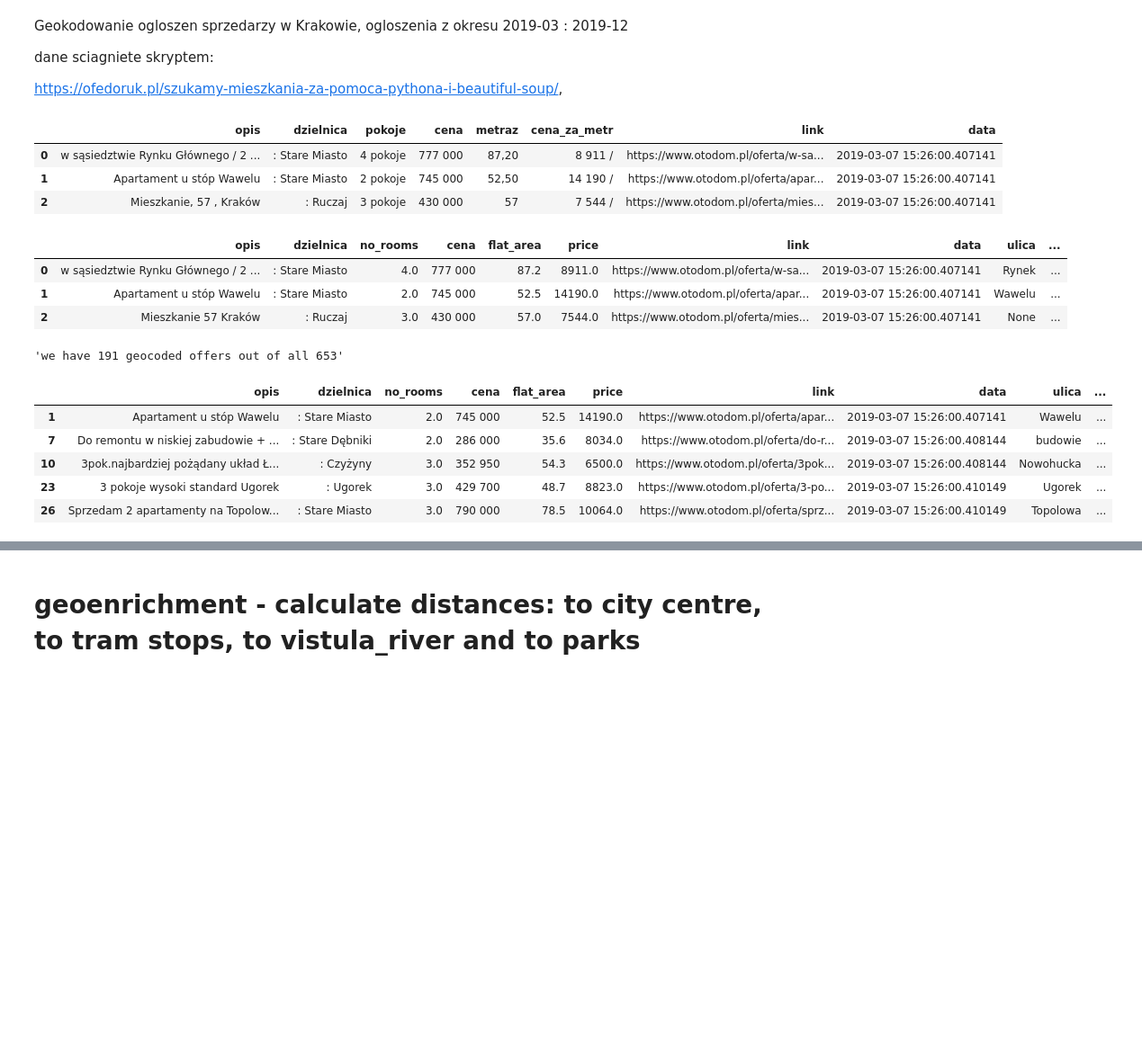
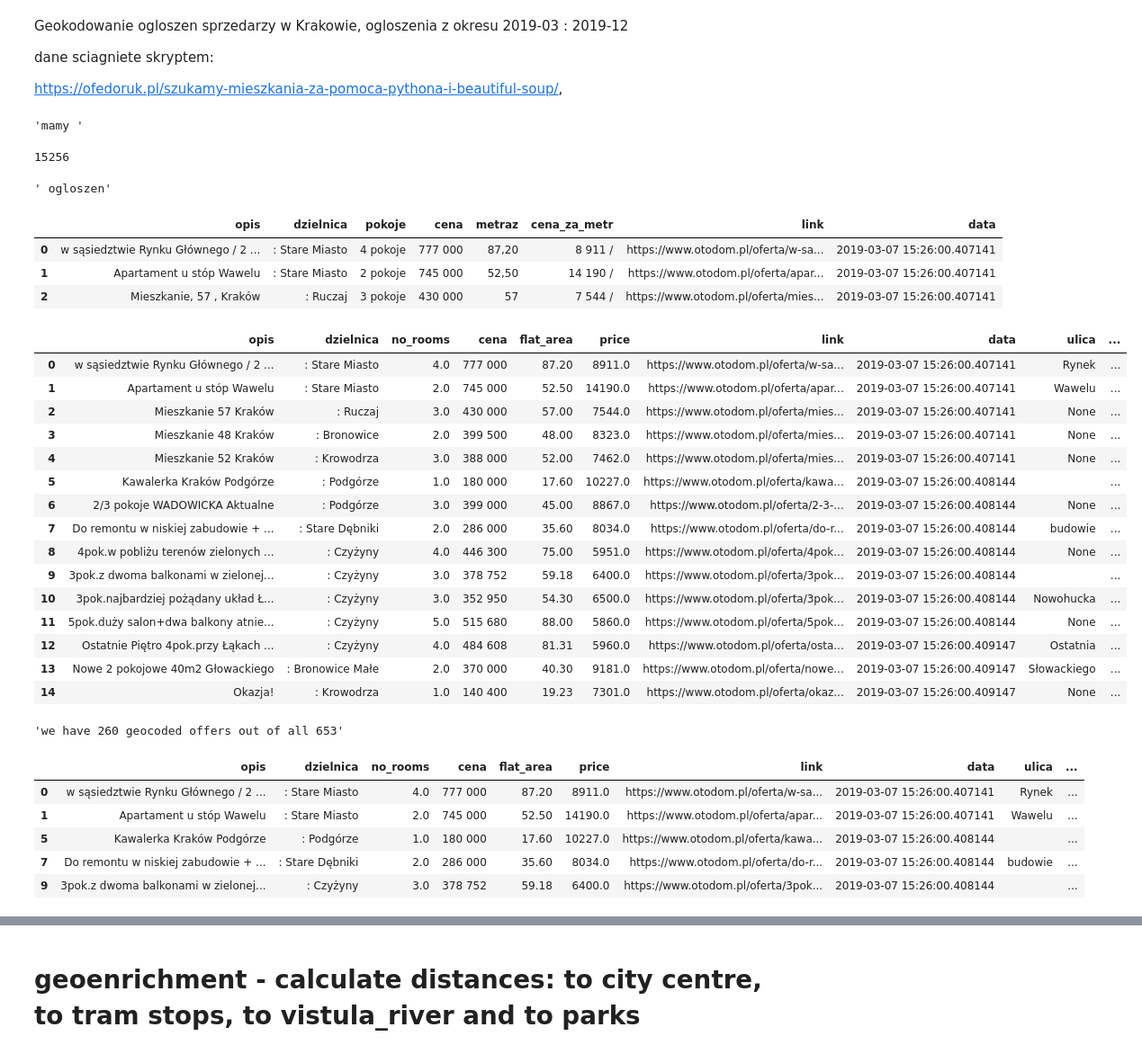
Before and after one commit to marcinszwagrzyk/Cracow_real_estate_prices, a Jupyter notebook: OTO_dom_geocoding.ipynb, the cells around one changed output, grey strips where cells are left out. Shown at 90% size. Drawn from its saved outputs; the diff is of its cells as text; code cells hidden in the pictures; blank space fills up the shorter version.

```diff
--- a/OTO_dom_geocoding.ipynb
+++ b/OTO_dom_geocoding.ipynb
@@ -21,9 +21,12 @@ import matplotlib.pyplot as plt
 # wczytanie ogloszen
 df = pd.read_csv('csv\offers.csv', header = 0, sep = ";", error_bad_lines=False)
 il_ogloszen = df.shape[0]
-print('mamy ', il_ogloszen, ' ogloszen')
+display('mamy ', il_ogloszen, ' ogloszen')
 display(df.head(3))
 # %% [output]
+'mamy '
+15256
+' ogloszen'
 |  | opis | dzielnica | pokoje | cena | metraz | cena_za_metr | link | data |
 | 0 | w sąsiedztwie Rynku Głównego / 2 ... | : Stare Miasto | 4 pokoje | 777 000 | 87,20 | 8 911 / | https://www.otodom.pl/oferta/w-sa... | 2019-03-07 15:26:00.407141 |
 | 1 | Apartament u stóp Wawelu | : Stare Miasto | 2 pokoje | 745 000 | 52,50 | 14 190 / | https://www.otodom.pl/oferta/apar... | 2019-03-07 15:26:00.407141 |
@@ -40,8 +43,15 @@ for i in streets.itertuples():
     ulica = i.name
     ulica_list = ulica.split(" ")
     lista_nazw.append(ulica_list[-1])
+
+# stworzenie listy dzielnic
+lista_dzielnic = []
+for i in df.itertuples():
+    dzielnica = i.dzielnica
+    if dzielnica not in lista_dzielnic:
+            lista_dzielnic.append(dzielnica)
 # %%
-# sprawdzenie po kolei wyrazow z opisu czy sie zgadzaja z jakas nazwa ulicy
+# szukamy czy w opisie mielismy nazwe ulicy
 def szukaj_ulicy(cell):
     opis_list = cell.split(" ")
     for slowo in opis_list:
@@ -50,6 +60,12 @@ def szukaj_ulicy(cell):
                 ratio = SequenceMatcher(None, slowo, ulica).ratio()
                 if ratio > 0.75:
                     return ulica
+
+            # sprawdzamy czy omylkowo nie traktujemy ulicy jako dzielnicy
+            for dzielnica in lista_dzielnic:
+                ratio = SequenceMatcher(None, slowo, dzielnica).ratio()
+                if ratio > 0.75:
+                    return (np.NaN)
 
 def geokoduj(df, pole, rodzaj):
     df['geo_location'] = df[pole].apply(geocode)
@@ -77,21 +93,33 @@ def czyszczenie(df, ALL_NUMERIC_COLUMNS):
 # %%
 # text data cleaning
 df_probe = df.iloc[:1000]
 
 ALL_NUMERIC_COLUMNS= ['price', 'flat_area', 'no_rooms']
 df_probe = czyszczenie(df_probe, ALL_NUMERIC_COLUMNS)
 df_probe['opis'] = df_probe['opis'].replace(["ul.", "-", ",", "os."]," ", regex=True)
 
 # przypisanie ulicy
 df_probe['ulica'] = df_probe['opis'].apply(szukaj_ulicy)
-df_probe['lokator_ulica_dzielnica'] = "Kraków " +  df_probe['dzielnica'] + " " + df_probe['ulica']
+df_probe['lokator_ulica_dzielnica'] = "Kraków, " + df_probe['dzielnica'] + ", " + df_probe['ulica']
 
-display(df_probe.head(3))
+display(df_probe.head(15))
 # %% [output]
 |  | opis | dzielnica | no_rooms | cena | flat_area | price | link | data | ulica | ... |
-| 0 | w sąsiedztwie Rynku Głównego / 2 ... | : Stare Miasto | 4.0 | 777 000 | 87.2 | 8911.0 | https://www.otodom.pl/oferta/w-sa... | 2019-03-07 15:26:00.407141 | Rynek | ... |
-| 1 | Apartament u stóp Wawelu | : Stare Miasto | 2.0 | 745 000 | 52.5 | 14190.0 | https://www.otodom.pl/oferta/apar... | 2019-03-07 15:26:00.407141 | Wawelu | ... |
-| 2 | Mieszkanie 57 Kraków | : Ruczaj | 3.0 | 430 000 | 57.0 | 7544.0 | https://www.otodom.pl/oferta/mies... | 2019-03-07 15:26:00.407141 | None | ... |
+| 0 | w sąsiedztwie Rynku Głównego / 2 ... | : Stare Miasto | 4.0 | 777 000 | 87.20 | 8911.0 | https://www.otodom.pl/oferta/w-sa... | 2019-03-07 15:26:00.407141 | Rynek | ... |
+| 1 | Apartament u stóp Wawelu | : Stare Miasto | 2.0 | 745 000 | 52.50 | 14190.0 | https://www.otodom.pl/oferta/apar... | 2019-03-07 15:26:00.407141 | Wawelu | ... |
+| 2 | Mieszkanie 57 Kraków | : Ruczaj | 3.0 | 430 000 | 57.00 | 7544.0 | https://www.otodom.pl/oferta/mies... | 2019-03-07 15:26:00.407141 | None | ... |
+| 3 | Mieszkanie 48 Kraków | : Bronowice | 2.0 | 399 500 | 48.00 | 8323.0 | https://www.otodom.pl/oferta/mies... | 2019-03-07 15:26:00.407141 | None | ... |
+| 4 | Mieszkanie 52 Kraków | : Krowodrza | 3.0 | 388 000 | 52.00 | 7462.0 | https://www.otodom.pl/oferta/mies... | 2019-03-07 15:26:00.407141 | None | ... |
+| 5 | Kawalerka Kraków Podgórze | : Podgórze | 1.0 | 180 000 | 17.60 | 10227.0 | https://www.otodom.pl/oferta/kawa... | 2019-03-07 15:26:00.408144 |  | ... |
+| 6 | 2/3 pokoje WADOWICKA Aktualne | : Podgórze | 3.0 | 399 000 | 45.00 | 8867.0 | https://www.otodom.pl/oferta/2-3-... | 2019-03-07 15:26:00.408144 | None | ... |
+| 7 | Do remontu w niskiej zabudowie + ... | : Stare Dębniki | 2.0 | 286 000 | 35.60 | 8034.0 | https://www.otodom.pl/oferta/do-r... | 2019-03-07 15:26:00.408144 | budowie | ... |
+| 8 | 4pok.w pobliżu terenów zielonych ... | : Czyżyny | 4.0 | 446 300 | 75.00 | 5951.0 | https://www.otodom.pl/oferta/4pok... | 2019-03-07 15:26:00.408144 | None | ... |
+| 9 | 3pok.z dwoma balkonami w zielonej... | : Czyżyny | 3.0 | 378 752 | 59.18 | 6400.0 | https://www.otodom.pl/oferta/3pok... | 2019-03-07 15:26:00.408144 |  | ... |
+| 10 | 3pok.najbardziej pożądany układ Ł... | : Czyżyny | 3.0 | 352 950 | 54.30 | 6500.0 | https://www.otodom.pl/oferta/3pok... | 2019-03-07 15:26:00.408144 | Nowohucka | ... |
+| 11 | 5pok.duży salon+dwa balkony atnie... | : Czyżyny | 5.0 | 515 680 | 88.00 | 5860.0 | https://www.otodom.pl/oferta/5pok... | 2019-03-07 15:26:00.408144 | None | ... |
+| 12 | Ostatnie Piętro 4pok.przy Łąkach ... | : Czyżyny | 4.0 | 484 608 | 81.31 | 5960.0 | https://www.otodom.pl/oferta/osta... | 2019-03-07 15:26:00.409147 | Ostatnia | ... |
+| 13 | Nowe 2 pokojowe 40m2 Głowackiego | : Bronowice Małe | 2.0 | 370 000 | 40.30 | 9181.0 | https://www.otodom.pl/oferta/nowe... | 2019-03-07 15:26:00.409147 | Słowackiego | ... |
+| 14 | Okazja! | : Krowodrza | 1.0 | 140 400 | 19.23 | 7301.0 | https://www.otodom.pl/oferta/okaz... | 2019-03-07 15:26:00.409147 | None | ... |
 # %%
 # geocoding
 import geopy
@@ -103,17 +131,8 @@ from geopy.extra.rate_limiter import RateLimiter
 
 # 1 - conveneint function to delay between geocoding calls
 geocode = RateLimiter(locator.geocode, min_delay_seconds=1)
-
-# geokoduj1 = geokoduj(df_probe, 'lokator_all', 'opis')
-geokoduj2 = geokoduj(df_probe.loc[df_probe["ulica"].notnull()], 'lokator_ulica_dzielnica', 'ulica')
-# geokoduj3 = geokoduj(df_probe.loc[df_probe["ulica"].isnull()], 'lokator_dzielnica',' dzielnica')
-
-#located_opis = geokoduj1[0]
-located_ulice = geokoduj2[0]
-#located_dzielnice = geokoduj3[0]
-
-# merging of diffrent types of geocodings
-located = pd.concat([located_ulice])
+geokoduj2 = geokoduj(df_probe.loc[df_probe["ulica"].notnull()], 'lokator_ulica_dzielnica', 'dzielnica_ulica')
+located = geokoduj2[0]
 
 il_ogloszen = located.shape[0]
 display('we have {} geocoded offers out of all {}'.format(il_ogloszen,df_probe.shape[0]))
@@ -124,15 +143,16 @@ located['point'] = located['geo_location'].apply(lambda loc: tuple(loc.point) if
 # 4 - split point column into latitude, longitude and altitude columns
 located[['latitude', 'longitude', 'altitude']] = pd.DataFrame(located['point'].tolist(), index=located.index)
 
-located.to_csv('geokoding_20200111_085.csv')
+# 5 - save geolocated output to csv
+located.to_csv('geokoding_2020014.csv')
 # %% [output]
-'we have 191 geocoded offers out of all 653'
+'we have 260 geocoded offers out of all 653'
 # %%
-# machniecie o x, y zaby punkty nie byly w tych samych miejscach
-#located = pd.read_csv('c:\Users\marci\git\Cracow_housing\geokoding_20200111.csv')
+#located = pd.read_csv('c:\Users\marci\git\Cracow_housing\geokoding_20200111_085.csv')
 
-located['latitude_odch'] = located.apply(lambda x: np.random.uniform(0, 0.002), axis=1)
-located['longtitude_odch'] = located.apply(lambda x: np.random.uniform(0, 0.003), axis=1)
+# przesuniecie o x, y zaby punkty na tej samej ulicy nie byly w tych samych miejscach
+located['latitude_odch'] = located.apply(lambda x: np.random.uniform(0, 0.0025), axis=1)
+located['longtitude_odch'] = located.apply(lambda x: np.random.uniform(0, 0.0051), axis=1)
 located['latitude'] = located['latitude'] + located['latitude_odch']
 located['longitude'] = located['longitude'] + located['longtitude_odch']
 located = located.loc[located['latitude'] < 52]
@@ -140,11 +160,11 @@ located = located.loc[located['latitude'] < 52]
 display(located.head(5))
 # %% [output]
 |  | opis | dzielnica | no_rooms | cena | flat_area | price | link | data | ulica | ... |
-| 1 | Apartament u stóp Wawelu | : Stare Miasto | 2.0 | 745 000 | 52.5 | 14190.0 | https://www.otodom.pl/oferta/apar... | 2019-03-07 15:26:00.407141 | Wawelu | ... |
-| 7 | Do remontu w niskiej zabudowie + ... | : Stare Dębniki | 2.0 | 286 000 | 35.6 | 8034.0 | https://www.otodom.pl/oferta/do-r... | 2019-03-07 15:26:00.408144 | budowie | ... |
-| 10 | 3pok.najbardziej pożądany układ Ł... | : Czyżyny | 3.0 | 352 950 | 54.3 | 6500.0 | https://www.otodom.pl/oferta/3pok... | 2019-03-07 15:26:00.408144 | Nowohucka | ... |
-| 23 | 3 pokoje wysoki standard Ugorek | : Ugorek | 3.0 | 429 700 | 48.7 | 8823.0 | https://www.otodom.pl/oferta/3-po... | 2019-03-07 15:26:00.410149 | Ugorek | ... |
-| 26 | Sprzedam 2 apartamenty na Topolow... | : Stare Miasto | 3.0 | 790 000 | 78.5 | 10064.0 | https://www.otodom.pl/oferta/sprz... | 2019-03-07 15:26:00.410149 | Topolowa | ... |
+| 0 | w sąsiedztwie Rynku Głównego / 2 ... | : Stare Miasto | 4.0 | 777 000 | 87.20 | 8911.0 | https://www.otodom.pl/oferta/w-sa... | 2019-03-07 15:26:00.407141 | Rynek | ... |
+| 1 | Apartament u stóp Wawelu | : Stare Miasto | 2.0 | 745 000 | 52.50 | 14190.0 | https://www.otodom.pl/oferta/apar... | 2019-03-07 15:26:00.407141 | Wawelu | ... |
+| 5 | Kawalerka Kraków Podgórze | : Podgórze | 1.0 | 180 000 | 17.60 | 10227.0 | https://www.otodom.pl/oferta/kawa... | 2019-03-07 15:26:00.408144 |  | ... |
+| 7 | Do remontu w niskiej zabudowie + ... | : Stare Dębniki | 2.0 | 286 000 | 35.60 | 8034.0 | https://www.otodom.pl/oferta/do-r... | 2019-03-07 15:26:00.408144 | budowie | ... |
+| 9 | 3pok.z dwoma balkonami w zielonej... | : Czyżyny | 3.0 | 378 752 | 59.18 | 6400.0 | https://www.otodom.pl/oferta/3pok... | 2019-03-07 15:26:00.408144 |  | ... |
 # %%
 # DataFrame with x,y to GeoDataFrame
 from shapely.geometry import Point
```
Also changed, not shown: parts of 4 cells of this notebook, 53 other files.
